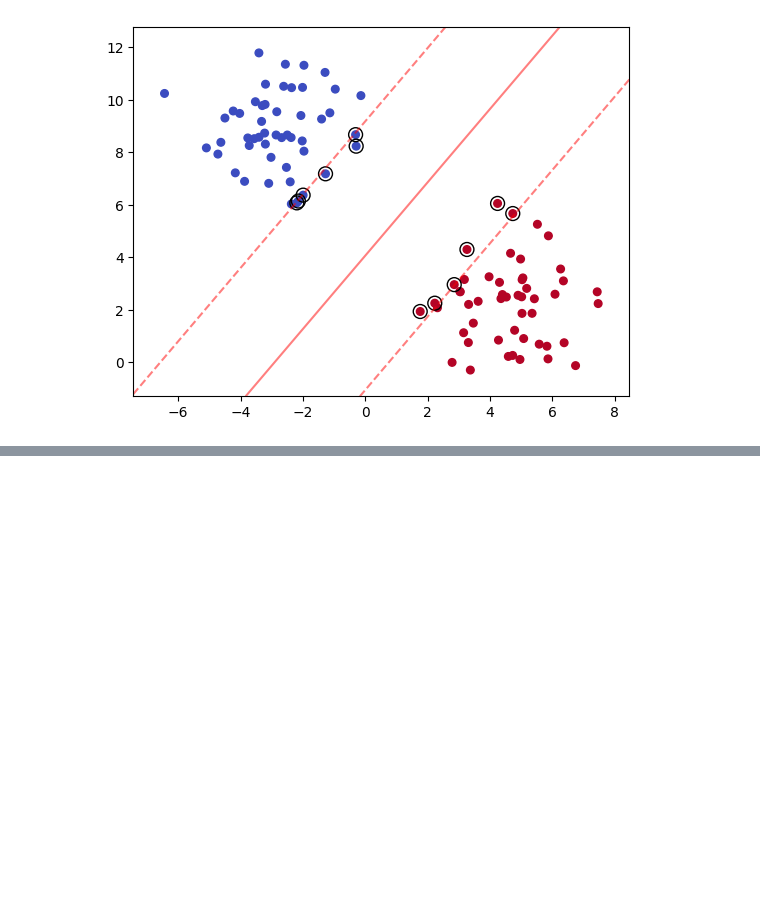
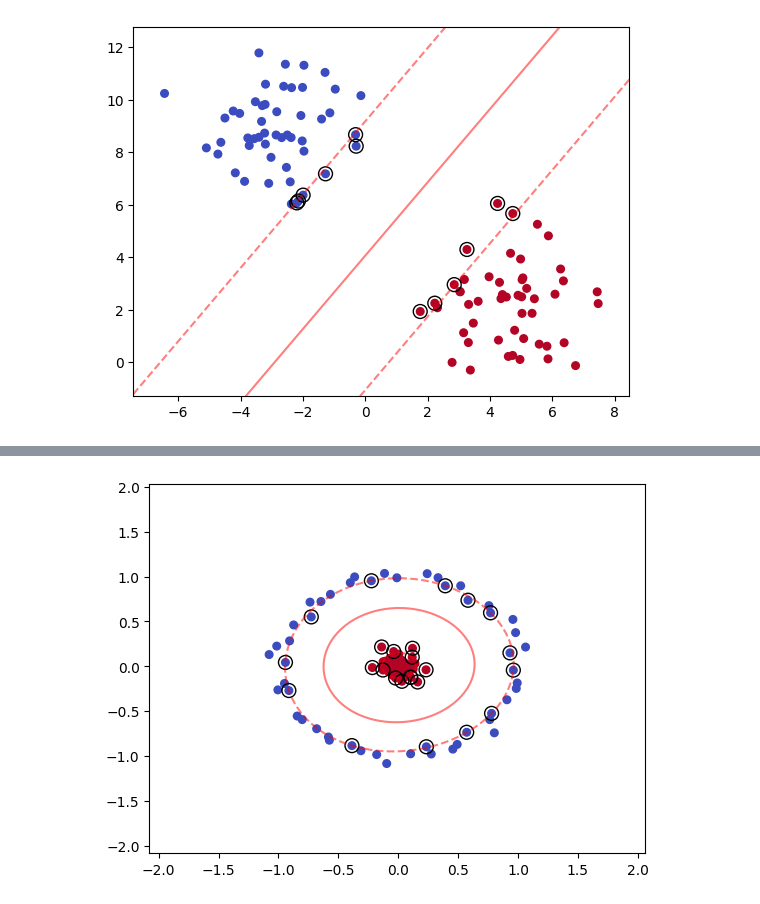
Before and after one commit to SHIFAT-Arman/Machine-Learning, a Jupyter notebook: SupportVectorMachine(SVM)_Fundementals.ipynb, the cells around one changed output, grey strips where cells are left out. Saved outputs shown, nothing was run; the diff lists cells and outputs as text; code cells hidden in the pictures; blank space fills up the shorter version.

```diff
--- a/SupportVectorMachine(SVM)_Fundementals.ipynb
+++ b/SupportVectorMachine(SVM)_Fundementals.ipynb
@@ -120,0 +214,27 @@ plt.show()
+# %%
+plt.scatter(Xc[:, 0], Xc[:, 1], c=yc, s=30, cmap='coolwarm')
+
+# plot the decision function
+ax = plt.gca()
+DecisionBoundaryDisplay.from_estimator(
+    c_svm,
+    Xc,
+    plot_method="contour",
+    colors="r",
+    levels=[-1, 0, 1],
+    alpha=0.5,
+    linestyles=["--", "-", "--"],
+    ax=ax,
+)
+# plot support vectors
+ax.scatter(
+    c_svm.support_vectors_[:, 0],
+    c_svm.support_vectors_[:, 1],
+    s=100,
+    linewidth=1,
+    facecolors="none",
+    edgecolors="k",
+)
+plt.show()
+# %% [output]
+[figure, added]
```
Also changed, not shown: parts of 13 cells of this notebook.
